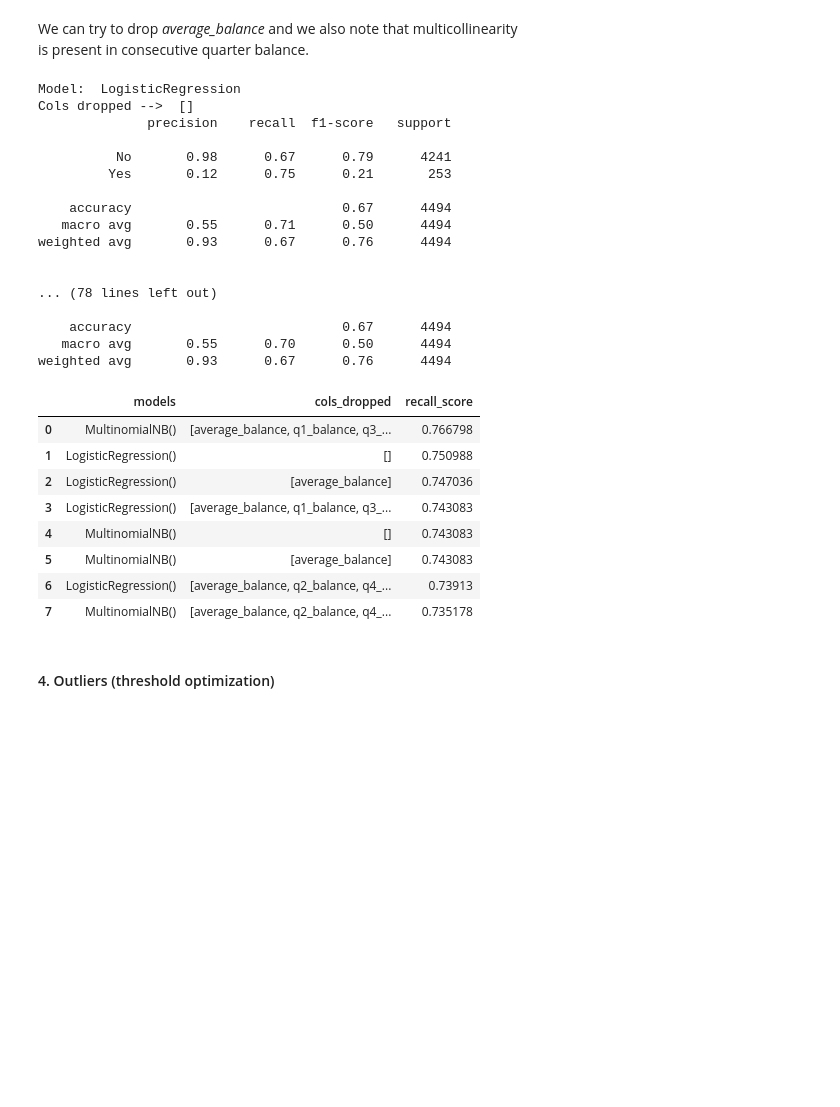
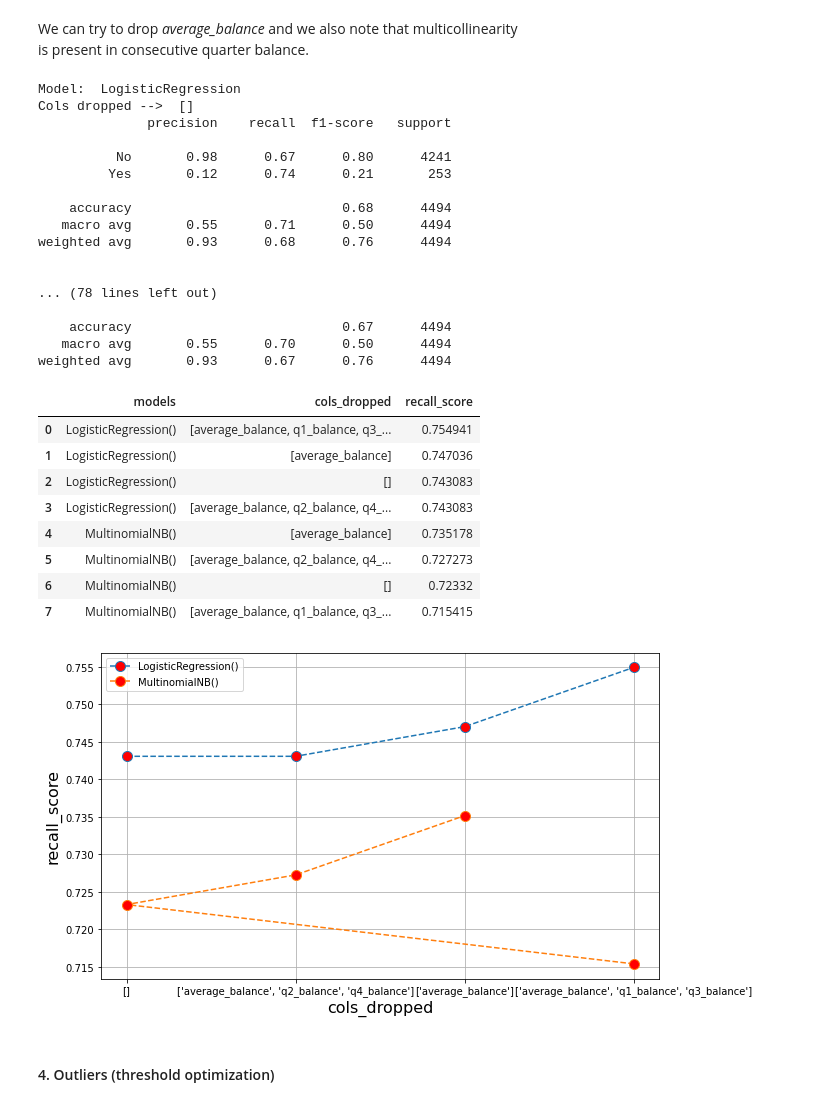
Before and after one commit to Edoardo1996/ironhack-mid-project, a Jupyter notebook: index.ipynb, the cells around one changed output. Cells and saved outputs as stored; diff of their text form; code cells hidden in the pictures; blank space fills up the shorter version.

```diff
--- a/index.ipynb
+++ b/index.ipynb
@@ -275,9 +276,9 @@ for model in models:
                                     model=model,
                                     cols_to_encode=[cols_onehot_encod],
                                     scaler=scaler,
-                                    encoders=[OneHotEncoder],
+                                    encoders=[OneHotEncoder()],
                                     balance_dataset=True,
-                                    balancer=SMOTE()
+                                    balancer=SMOTE(),
             )
             print(report, end='\n\n')
             all_test.append(y_test)
@@ -445,12 +458,12 @@ Model:  LogisticRegression
 Cols dropped -->  []
               precision    recall  f1-score   support
 
-          No       0.98      0.67      0.79      4241
-         Yes       0.12      0.75      0.21       253
+          No       0.98      0.67      0.80      4241
+         Yes       0.12      0.74      0.21       253
 
-    accuracy                           0.67      4494
+    accuracy                           0.68      4494
    macro avg       0.55      0.71      0.50      4494
-weighted avg       0.93      0.67      0.76      4494
+weighted avg       0.93      0.68      0.76      4494
 
 
 ... (78 lines left out)
@@ -461,20 +474,21 @@ weighted avg       0.93      0.67      0.76      4494
 # %%
 params = OrderedDict(
     models = [LogisticRegression(), MultinomialNB()],
     cols_dropped = multicoll_drop
 )
 metrics.report_metrics(params, recall_score, all_test, all_pred, label='Yes',
-                        sort_by_metric=True)
+                        sort_by_metric=True, show_plot=True, hue='models')
 # %% [output]
 |  | models | cols_dropped | recall_score |
-| 0 | MultinomialNB() | [average_balance, q1_balance, q3_... | 0.766798 |
-| 1 | LogisticRegression() | [] | 0.750988 |
-| 2 | LogisticRegression() | [average_balance] | 0.747036 |
-| 3 | LogisticRegression() | [average_balance, q1_balance, q3_... | 0.743083 |
-| 4 | MultinomialNB() | [] | 0.743083 |
-| 5 | MultinomialNB() | [average_balance] | 0.743083 |
-| 6 | LogisticRegression() | [average_balance, q2_balance, q4_... | 0.73913 |
-| 7 | MultinomialNB() | [average_balance, q2_balance, q4_... | 0.735178 |
+| 0 | LogisticRegression() | [average_balance, q1_balance, q3_... | 0.754941 |
+| 1 | LogisticRegression() | [average_balance] | 0.747036 |
+| 2 | LogisticRegression() | [] | 0.743083 |
+| 3 | LogisticRegression() | [average_balance, q2_balance, q4_... | 0.743083 |
+| 4 | MultinomialNB() | [average_balance] | 0.735178 |
+| 5 | MultinomialNB() | [average_balance, q2_balance, q4_... | 0.727273 |
+| 6 | MultinomialNB() | [] | 0.72332 |
+| 7 | MultinomialNB() | [average_balance, q1_balance, q3_... | 0.715415 |
+[figure, added]
 # %% [markdown]
 #### 4. Outliers (threshold optimization)
 # %%
```
Also changed, not shown: parts of 31 cells of this notebook, 2 other files.
